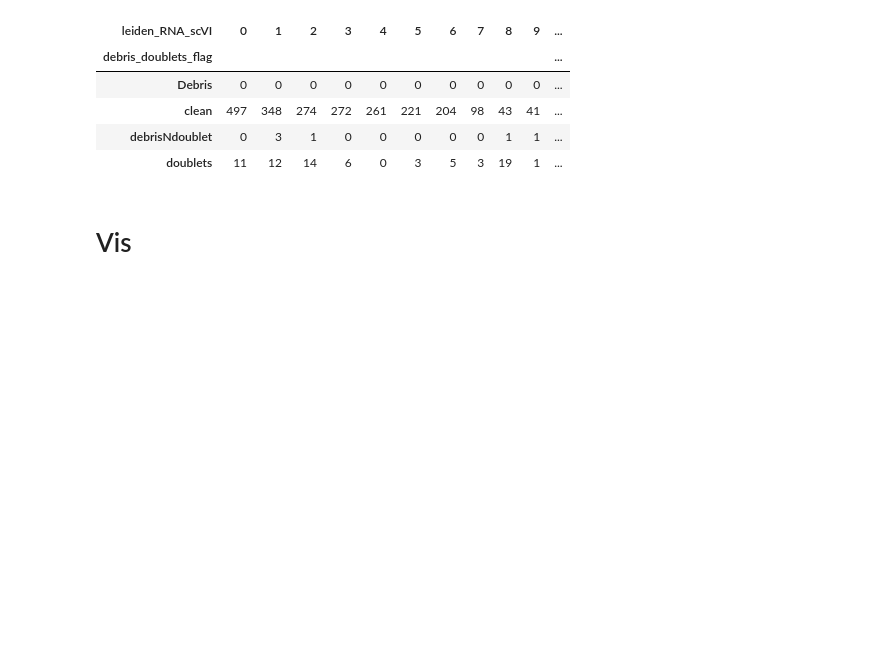
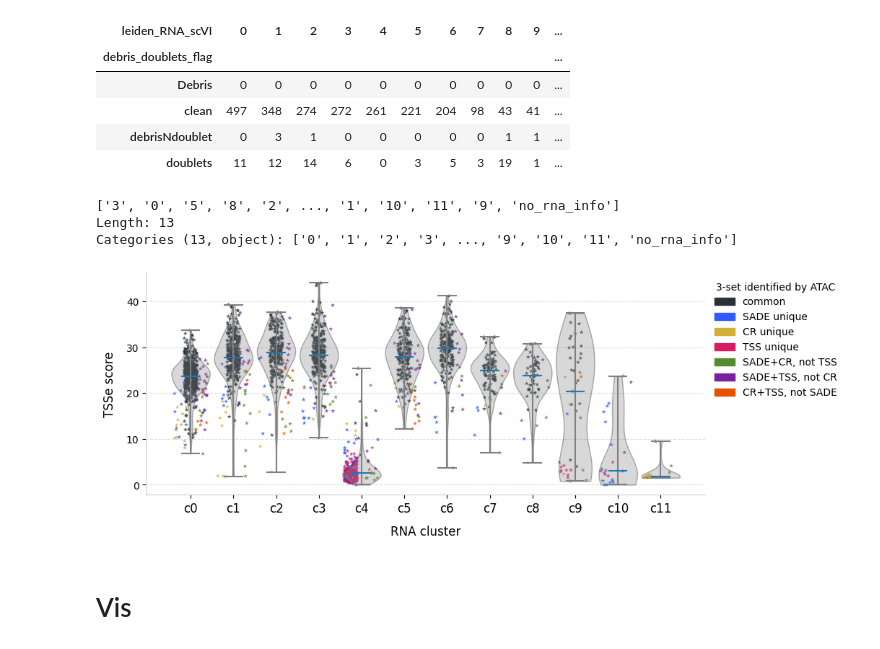
Before and after one commit to streetslab/SADE, a Jupyter notebook: EDA/F4_pbmc_snapatac_p2.ipynb, the cells around one changed output. Cells and saved outputs as stored; diff of their text form; code cells hidden in the pictures; blank space fills up the shorter version.

```diff
--- a/EDA/F4_pbmc_snapatac_p2.ipynb
+++ b/EDA/F4_pbmc_snapatac_p2.ipynb
@@ -22,9 +22,14 @@ snap.__version__
 # %% [output]
 '2.9.0'
 # %%
-colors_list = [ '#263238','#2E5BFF', "#D4AF37", '#D81B60', '#558B2F', '#7B1FA2', '#E65100']  # ,   '#94A3B8'
+cat_colors_list = [ '#263238','#2E5BFF', "#D4AF37", '#D81B60', '#558B2F', '#7B1FA2', '#E65100']  # ,   '#94A3B8'
 unique_categories = ['common',  'SADE unique', 'CR unique', 'TSS unique',  'SADE+CR, not TSS', 'SADE+TSS, not CR', 'CR+TSS, not SADE', ]
-cat_colors_map = dict(zip(unique_categories, colors_list))
+cat_colors_map = dict(zip(unique_categories, cat_colors_list))
+
+
+jitter_width = 0.25
+position_offset = [0] + [-jitter_width] * 3 + [jitter_width] * 3  # Adjust offsets for each category
+cat_position_map = dict(zip(unique_categories, position_offset))
 
 
 scanpy_colors = [
@@ -42,6 +47,10 @@ scanpy_colors = [
     '#98df8a']
 scanpy_cluster = ['0', '1', '2', '3', '4', '5', '6', '7', '8', '9', '10', '11']
 scanpy_color_map = dict(zip(scanpy_cluster, scanpy_colors))
+# %%
+def add_jittered_points(ax, data_group, position, jitter_width=0.3, s = 15, alpha=0.5, color='orange', marker='*', edgecolors='none', lw=1):
+    x_jittered = position + np.random.uniform(-jitter_width, jitter_width, size=len(data_group))
+    ax.scatter(x_jittered, data_group, color=color, alpha=alpha, s=s, zorder=1, marker=marker, lw=lw, edgecolors=edgecolors) # s controls point size
 # %% [markdown]
 ## Load Data
 # %%
@@ -153,6 +171,57 @@ data.obs.groupby(['debris_doublets_flag', 'leiden_RNA_scVI']).size().unstack(fil
 | clean | 497 | 348 | 274 | 272 | 261 | 221 | 204 | 98 | 43 | 41 | ... |
 | debrisNdoublet | 0 | 3 | 1 | 0 | 0 | 0 | 0 | 0 | 1 | 1 | ... |
 | doublets | 11 | 12 | 14 | 6 | 0 | 3 | 5 | 3 | 19 | 1 | ... |
+# %%
+data.obs['leiden_RNA_scVI'].unique()
+# %% [output]
+['3', '0', '5', '8', '2', ..., '1', '10', '11', '9', 'no_rna_info']
+Length: 13
+Categories (13, object): ['0', '1', '2', '3', ..., '9', '10', '11', 'no_rna_info']
+# %%
+fig, ax = plt.subplots(figsize=(10, 4))
+RNA_cluster_list = ['0', '1', '2', '3', '4', '5', '6', '7', '8', '9', '10', '11', 'no_rna_info']
+RNA_cluster_list = ['0', '1', '2', '3', '4', '5', '6', '7', '8', '9', '10', '11']
+tsse_score_list = [
+    data.obs[data.obs['leiden_RNA_scVI'] == cluster]['tsse'] for cluster in RNA_cluster_list
+]
+tsse_color_list = [
+    data.obs.loc[data.obs['leiden_RNA_scVI'] == cluster, '_3set_identified_by_atac'].map(cat_colors_map) for cluster in RNA_cluster_list
+]
+
+jitter_position_offset = [
+    data.obs.loc[data.obs['leiden_RNA_scVI'] == cluster, '_3set_identified_by_atac'].map(cat_position_map) for cluster in RNA_cluster_list
+]
+
+x_positions = np.arange(len(RNA_cluster_list))
+v1 = ax.violinplot(tsse_score_list, positions=x_positions, widths=0.9, showmeans=False, showmedians=True)
+
+for met in ['cbars', 'cmins', 'cmaxes']:
+    v1[met].set_color('grey')
+for i, body in enumerate(v1['bodies']):
+    body.set_facecolor('grey')
+    body.set_edgecolor('black')
+    body.set_alpha(0.3)
+    body.set_zorder(2)
+
+for i, group_data in enumerate(tsse_score_list):
+    add_jittered_points(ax, group_data,x_positions[i] + jitter_position_offset[i], color=tsse_color_list[i], alpha=0.8, s=20, marker='*', edgecolors='none', jitter_width=0.15)
+
+handles = [mpatches.Patch(color=color, label=label) for label, color in cat_colors_map.items()]
+ax.legend(handles=handles, frameon=False, title='3-set identified by ATAC', bbox_to_anchor=(1., 1), loc='upper left')
+
+ax.yaxis.grid(True, linestyle='--', alpha=0.4, zorder=0)
+ax.set_xticks(x_positions)
+ax.set_xticklabels(['c' + cluster for cluster in RNA_cluster_list], fontsize=12, fontweight='medium', rotation=0, ha='center')
+ax.set_ylabel('TSSe score', fontsize=12, labelpad=10)
+ax.set_xlabel('RNA cluster', fontsize=12, labelpad=10)
+
+
+ax.spines['top'].set_visible(False)
+ax.spines['right'].set_visible(False)
+ax.spines['left'].set_color('#cccccc')
+ax.spines['bottom'].set_color('#cccccc')
+# %% [output]
+[figure, added]
 # %% [markdown]
 # Vis
 # %%
```
Also changed, not shown: parts of 3 cells of this notebook, 14 other files.
